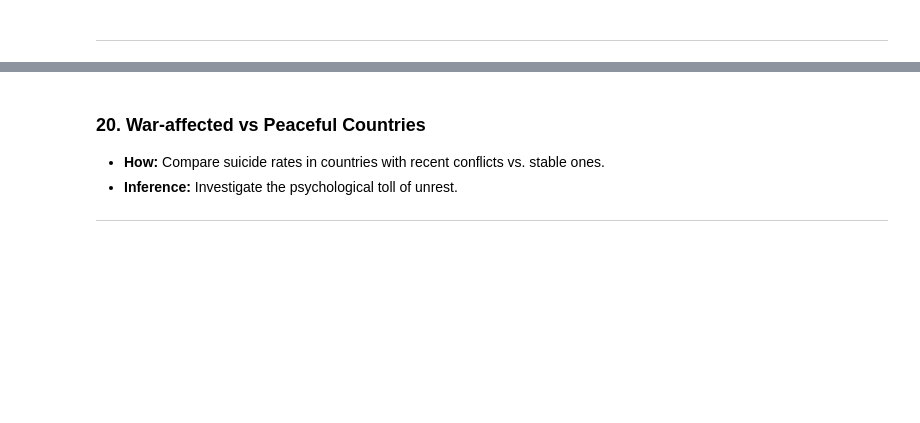
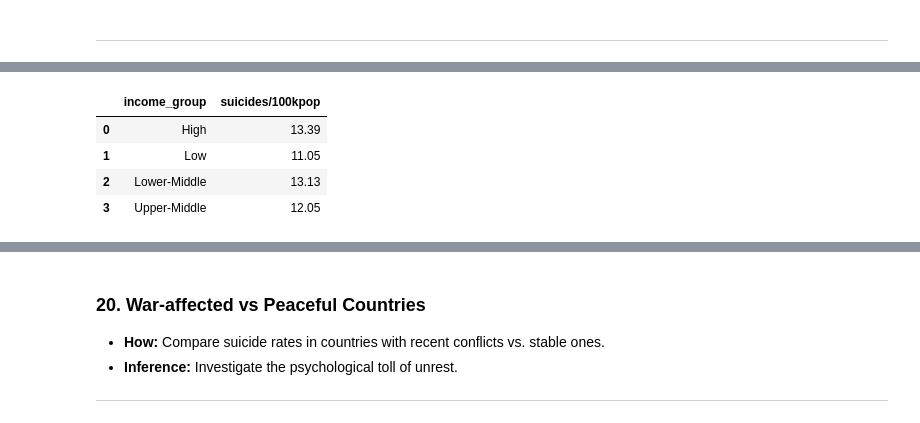
Before and after one commit to RussDai/Projects, a Jupyter notebook: 01_Data_Analysis/26_Suicide_Rates/data_analysis.ipynb, the cells around one changed output, grey strips where cells are left out. Cells and saved outputs as stored; diff of their text form; code cells hidden in the pictures; blank space fills up the shorter version.

```diff
--- a/01_Data_Analysis/26_Suicide_Rates/data_analysis.ipynb
+++ b/01_Data_Analysis/26_Suicide_Rates/data_analysis.ipynb
@@ -1073,0 +1196,10 @@ data.columns
+# %%
+# Aggregate suicide rates by income groups:
+income_data = data.groupby('income_group')['suicides/100kpop'].mean().reset_index().round(2)
+income_data
+# %% [output]
+|  | income_group | suicides/100kpop |
+| 0 | High | 13.39 |
+| 1 | Low | 11.05 |
+| 2 | Lower-Middle | 13.13 |
+| 3 | Upper-Middle | 12.05 |
```
Also changed, not shown: parts of 18 cells of this notebook.
